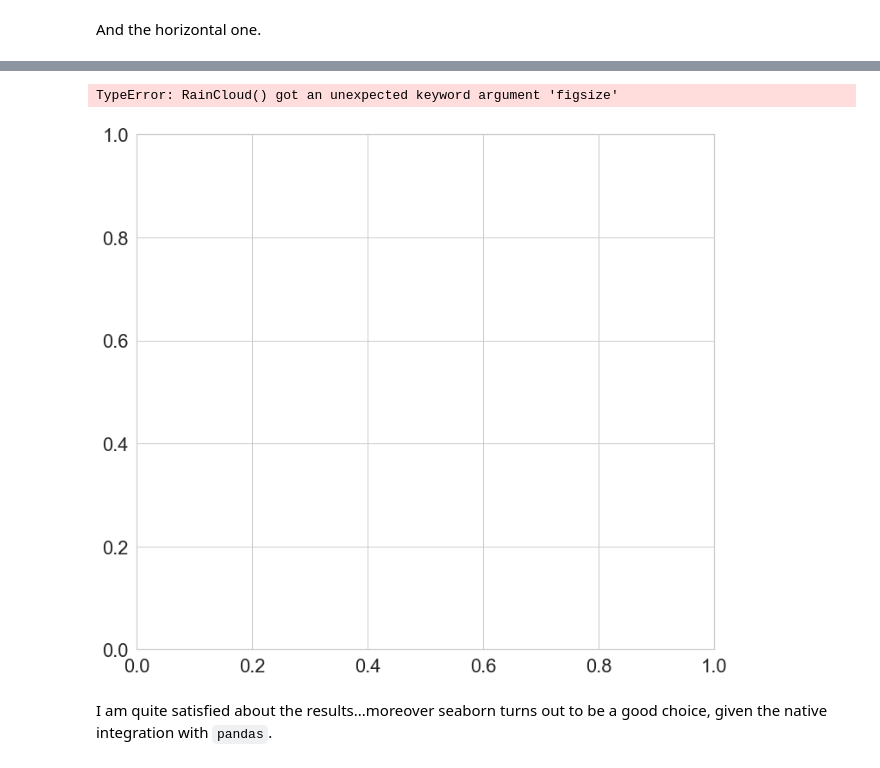
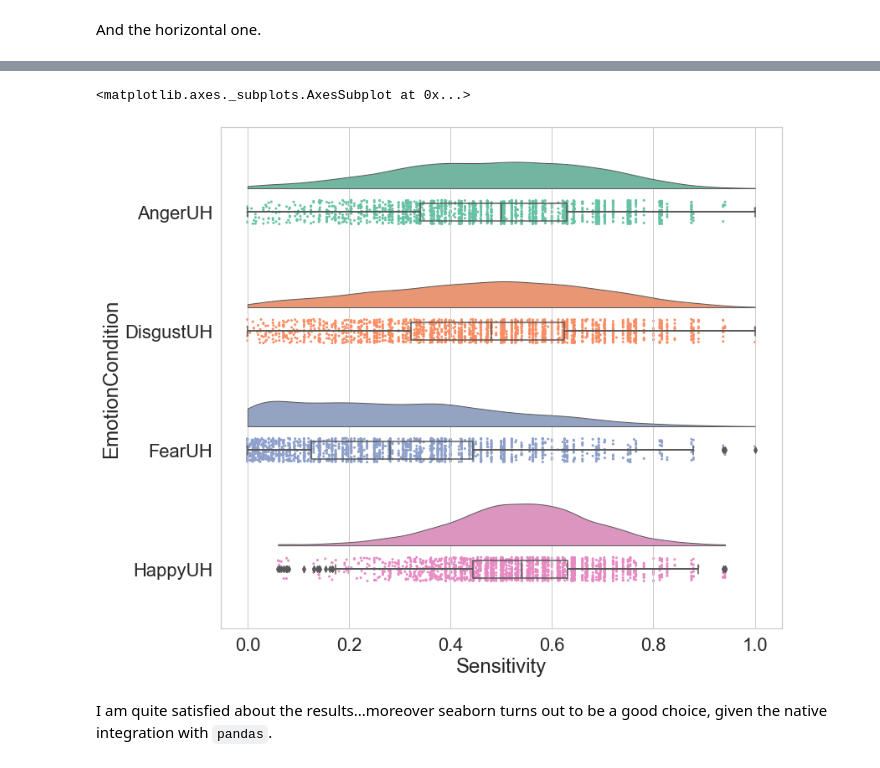
Before and after one commit to pog87/PtitPrince, a Jupyter notebook: RainCloud_Plot.ipynb, the cells around one changed output, grey strips where cells are left out. Cells and saved outputs as stored; diff of their text form; code cells hidden in the pictures.

```diff
--- a/RainCloud_Plot.ipynb
+++ b/RainCloud_Plot.ipynb
@@ -80,10 +80,10 @@ pt.RainCloud(data = ddf, x = "EmotionCondition", y = "Sensitivity", ax = ax)
 # %%
 #one-liner option
 f, ax = plt.subplots(figsize=(12, 11))
-pt.RainCloud(data = ddf, x = "EmotionCondition", y = "Sensitivity", figsize=(9,9), orient='h', ax = ax)
+pt.RainCloud(data = ddf, x = "EmotionCondition", y = "Sensitivity", orient='h', ax = ax)
 # %% [output]
-TypeError: RainCloud() got an unexpected keyword argument 'figsize'
+<matplotlib.axes._subplots.AxesSubplot at 0x...>
-[figure, old version]
+[figure, new version]
 # %% [markdown]
 
 I am quite satisfied about the results...moreover seaborn turns out to be a good choice, given the native integration with `pandas`.
```
Also changed, not shown: parts of 4 cells of this notebook.
